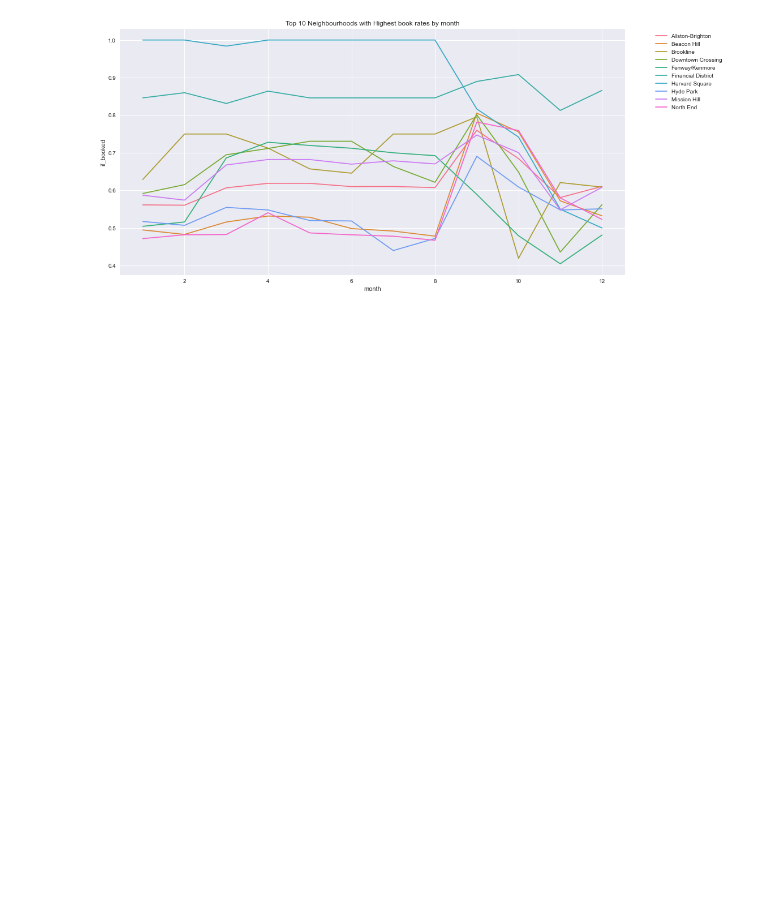
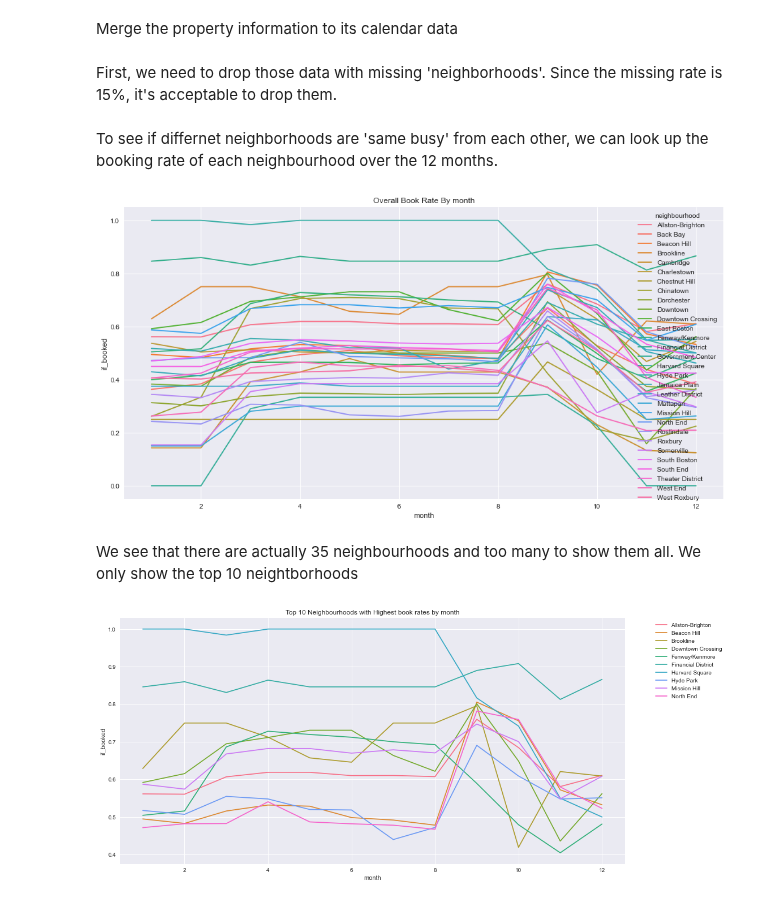
Before and after one commit to mya0220/Boston_Airbnb, a Jupyter notebook: boston_analysis.ipynb, the cells around one changed output. Drawn from its saved outputs; the diff is of its cells as text; code cells hidden in the pictures; blank space fills up the shorter version.

```diff
--- a/boston_analysis.ipynb
+++ b/boston_analysis.ipynb
@@ -72,16 +87,3 @@ calendar['month'] = calendar['datetime'].apply(lambda x: x.month)
 calendar['if_weekends'] = calendar['weekday'].apply(lambda x: 1 if x==5 or x==6 else 0)
 
 calendar['if_booked'] = calendar['available'].map({'f':1,'t':0})
-# %%
-group = calendar[['if_booked','year-month','if_weekends']].groupby(['year-month','if_weekends'])
-agg = group.aggregate({'if_booked':pd.Series.mean})
-agg = agg.reset_index()
-
-sns.lineplot(data=agg,
-             x='year-month',
-             y='if_booked',
-             hue='if_weekends',
-             legend='full')
-
-# add title
-plt.title('Overall Book Rate By year-month')
@@ -90,0 +90,24 @@ Text(0.5, 1.0, 'Overall Book Rate By year-month')
+# %%
+def get_agg_plot(df, x, y, hue):
+    """
+    Input:
+        df: The dataframe containing the data to plot, before aggregation
+        x: feature for x axis
+        y: feature for y axis
+        hue: hue for the plot
+    Output:
+        agg: the aggregated dataframe containing only interested columns
+        plot: a lineplot
+    """
+    group = df[[x,y,hue]].groupby([x,hue])
+    agg = group.aggregate({y:pd.Series.mean})
+    agg = agg.reset_index()
+
+    sns.lineplot(data=agg,
+                 x=x,
+                y=y,
+                hue=hue,
+                legend='full')
+
+    # add title
+    plt.title(f'Overall Book Rate By {x}')
@@ -111,7 +134,22 @@ Q2: does this 'busy' season pattern different among different areas of the city?
 # %%
 listing_basic = listing[['id','zipcode','price','city','neighbourhood','square_feet']]
+# %% [markdown]
+Merge the property information to its calendar data
 # %%
+calendar.drop(columns=['price'],inplace=True)
 cal_list = calendar.merge(listing_basic, left_on='listing_id',right_on='id', how='left')
+# %% [markdown]
+First, we need to drop those data with missing 'neighborhoods'. Since the missing rate is 15%, it's acceptable to drop them.
+# %%
+cal_list.dropna(subset=['neighbourhood'], inplace=True)
+# %% [markdown]
+To see if differnet neighborhoods are 'same busy' from each other, we can look up the booking rate of each neighbourhood over the 12 months.
+# %%
+get_agg_plot(cal_list, 'month','if_booked','neighbourhood')
+# %% [output]
+[figure, added]
+# %% [markdown]
+We see that there are actually 35 neighbourhoods and too many to show them all. We only show the top 10 neightborhoods
 # %%
 group = cal_list[['if_booked','month','neighbourhood']].groupby(['month','neighbourhood'])
 agg = group.aggregate({'if_booked':pd.Series.mean})
```
Also changed, not shown: parts of 28 cells of this notebook, 3 other files.
